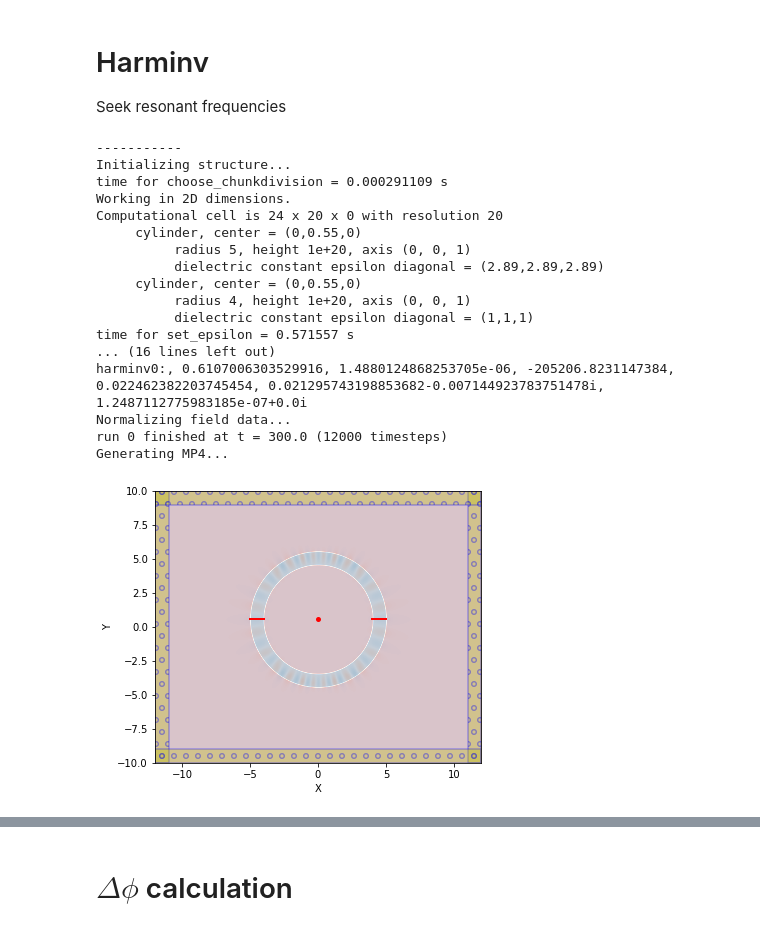
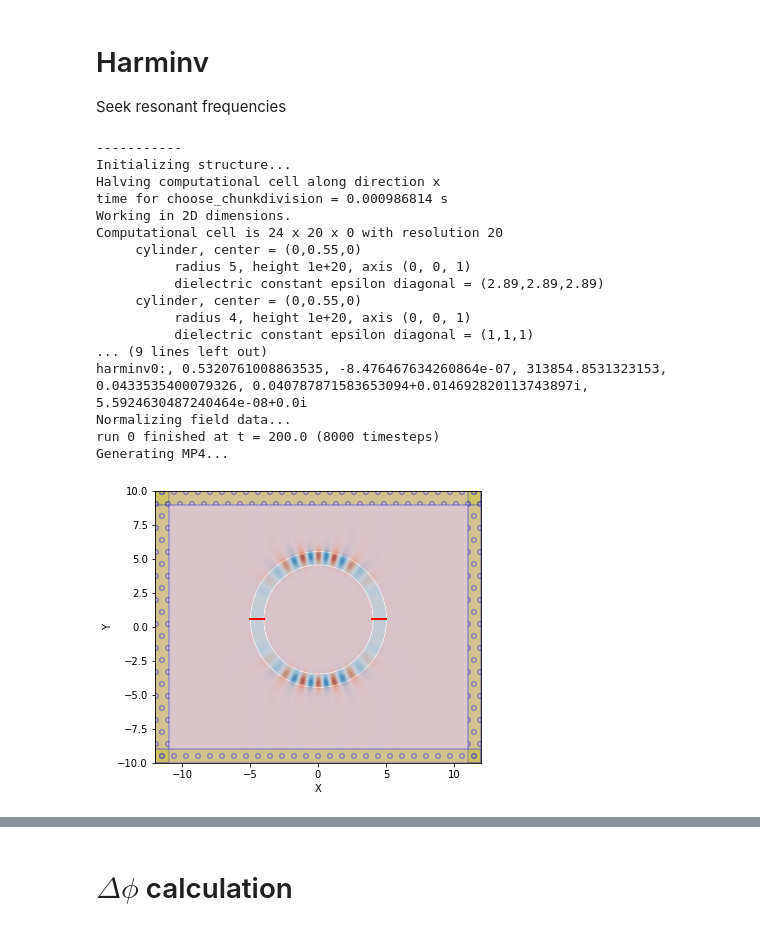
Before and after one commit to leonardocattarin/LabAdvPhotonicsMeep, a Jupyter notebook: Microring_Resonator/Test_Ring_Resonator.ipynb, the cells around one changed output, grey strips where cells are left out. Saved outputs shown, nothing was run; the diff lists cells and outputs as text; code cells hidden in the pictures.

```diff
--- a/Microring_Resonator/Test_Ring_Resonator.ipynb
+++ b/Microring_Resonator/Test_Ring_Resonator.ipynb
@@ -102,8 +102,8 @@ source_y = wvg_y
 source_width = wvg_width
 
 #note: df is not really the frequency sigma
-f_central = 0.4
-df = 0.5
+f_central = 0.45
+df = 0.2
 
 print("#Source pulse frequency: fcent= ", f_central*freq_unit*1e-12, " THz, df= ",df*freq_unit*1e-12, " THz" )
 print("#Source vacuum wavelength: lambda = ",  c/(f_central*freq_unit)*1e+6, "um, dlambda = ",c/(df*freq_unit)*1e+6,"um")
@@ -144,7 +144,8 @@ check_pt = mp.Vector3(mon_2_x - 0.1, mon_2_y)
 # Harminv
 Seek resonant frequencies
 # %%
-har_pt = mp.Vector3(ring_x + 0.5, ring_y + ring_r + ring_w/2)
+har_theta = pi/4
+har_pt = mp.Vector3(ring_x + (ring_r + ring_w/2)*np.cos(har_theta), ring_y + (ring_r + ring_w/2)*np.sin(har_theta))
 # %%
 #Geometry objects
 ext_ring = mp.Cylinder(radius=ring_r+ring_w,
@@ -166,11 +167,7 @@ sources = [mp.Source(mp.GaussianSource(frequency=f_central, fwidth=df*3),
                      mp.Source(mp.GaussianSource(frequency=f_central, fwidth=df*3),
                      component=mp.Ez,
                      center=mp.Vector3(-(ring_x + ring_r + ring_w/2), ring_y),
-                     size=mp.Vector3(ring_w, 0)),
-
-                     mp.Source(mp.GaussianSource(frequency=f_central, fwidth=df*3),
-                     component=mp.Ez,
-                     center=mp.Vector3(ring_x, ring_y))]
+                     size=mp.Vector3(ring_w, 0))]
 
 #define boundary conditions
 pml_layers = [mp.PML(pml_thickness)]
@@ -180,42 +177,43 @@ sim = mp.Simulation(cell_size=cell,
                     boundary_layers=pml_layers,
                     sources=sources,
                     geometry=geometry,
-                    resolution=resolution)
+                    resolution=resolution,
+                    symmetries=[mp.Mirror(mp.X)])
 
 animate = mp.Animate2D(sim,
                        fields=mp.Ez,
                        normalize=True,
                        realtime=False,
                        eps_parameters={'alpha':1, 'cmap':'RdBu', 'interpolation':'spline36'},
                        field_parameters={'alpha':0.8, 'cmap':'RdBu', 'interpolation':'spline36'},
                        boundary_parameters={'hatch':'o', 'linewidth':1.5, 'facecolor':'y', 'edgecolor':'b', 'alpha':0.3})
 
-har = mp.Harminv(mp.Ez, har_pt, f_central, df)
+har = mp.Harminv(mp.Ez, har_pt, f_mon_central, df_mon)
 
 #Simulate
 mp.verbosity(1)
-sim.run(mp.after_sources(har), mp.at_every(1, animate), until=300)
+sim.run(mp.after_sources(har), mp.at_every(1, animate), until=200)
 
 animate.to_mp4(10, "Ez_Harminv.mp4")
 # %% [output]
 -----------
 Initializing structure...
-time for choose_chunkdivision = 0.000291109 s
+Halving computational cell along direction x
+time for choose_chunkdivision = 0.000986814 s
 Working in 2D dimensions.
 Computational cell is 24 x 20 x 0 with resolution 20
      cylinder, center = (0,0.55,0)
           radius 5, height 1e+20, axis (0, 0, 1)
           dielectric constant epsilon diagonal = (2.89,2.89,2.89)
      cylinder, center = (0,0.55,0)
           radius 4, height 1e+20, axis (0, 0, 1)
           dielectric constant epsilon diagonal = (1,1,1)
-time for set_epsilon = 0.571557 s
-... (16 lines left out)
-harminv0:, 0.6107006303529916, 1.4880124868253705e-06, -205206.8231147384, 0.022462382203745454, 0.021295743198853682-0.007144923783751478i, 1.2487112775983185e-07+0.0i
+... (9 lines left out)
+harminv0:, 0.5320761008863535, -8.476467634260864e-07, 313854.8531323153, 0.0433535400079326, 0.040787871583653094+0.014692820113743897i, 5.5924630487240464e-08+0.0i
 Normalizing field data...
-run 0 finished at t = 300.0 (12000 timesteps)
+run 0 finished at t = 200.0 (8000 timesteps)
 Generating MP4...
-[figure, old version]
+[figure, new version]
 # %%
 Video("Ez_Harminv.mp4")
 # %% [output]
```
Also changed, not shown: parts of 27 cells of this notebook, 2 other files.
